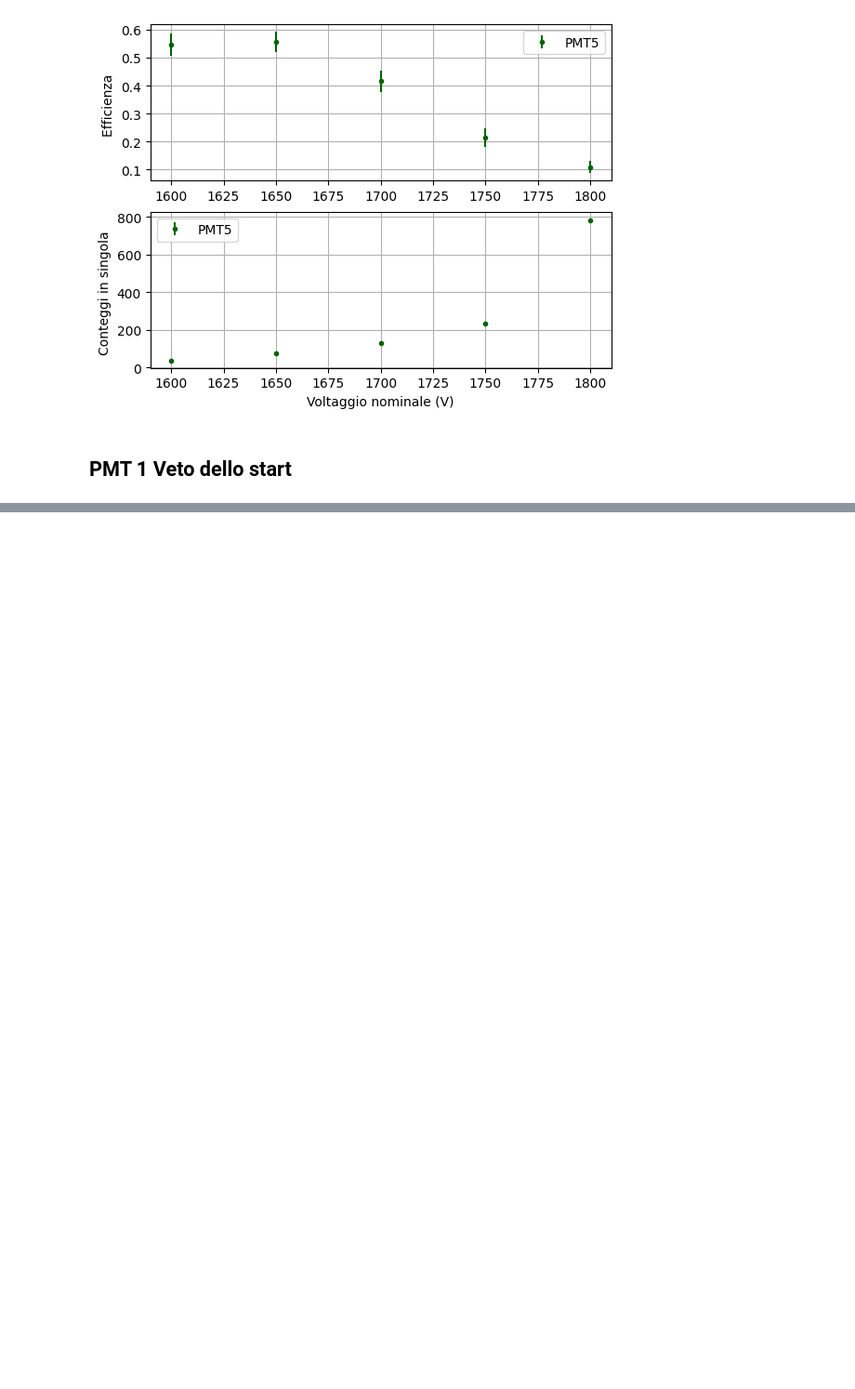
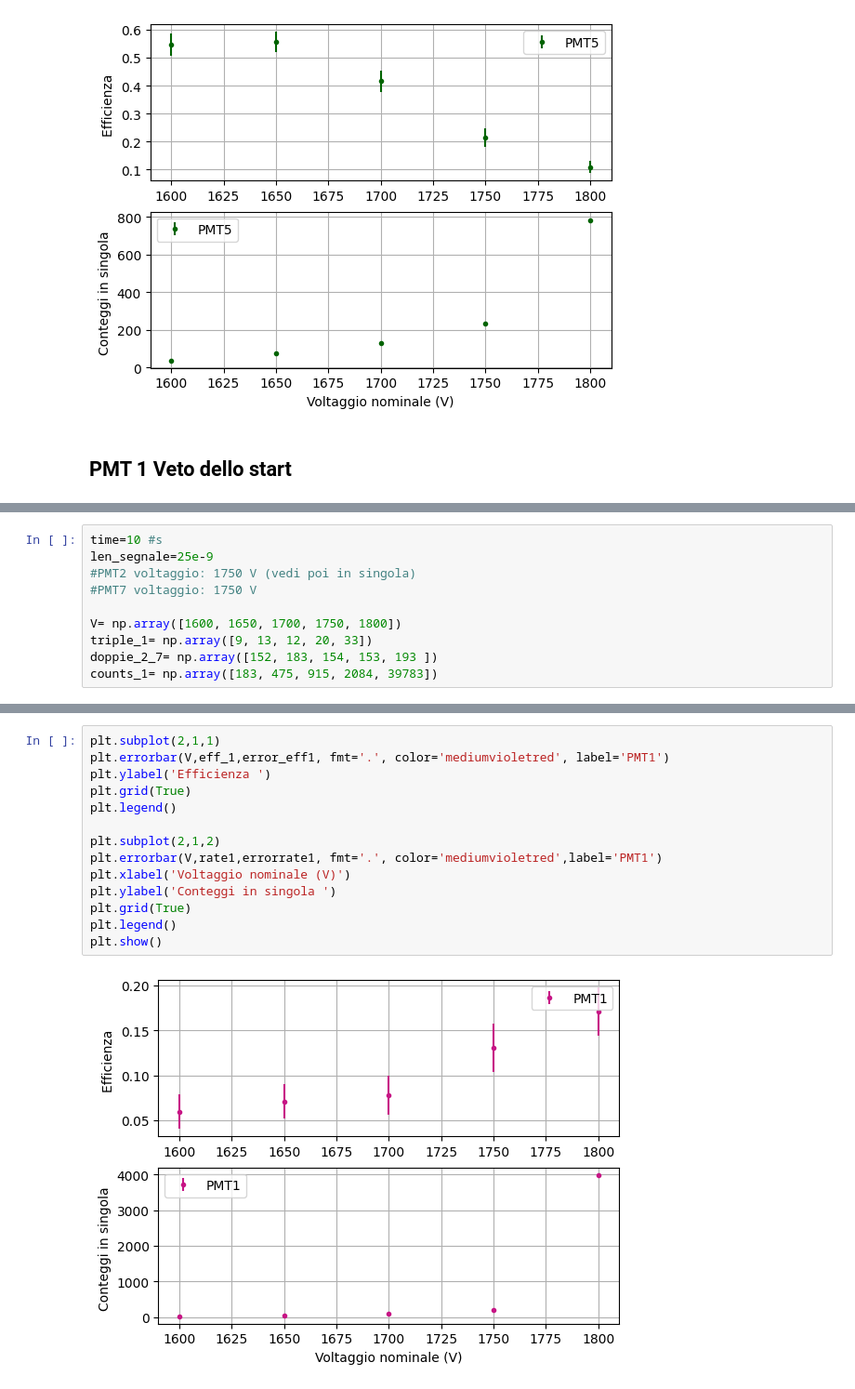
Before and after one commit to JuliaFavaro/Lab-Fund-Int, a Jupyter notebook: MuLife/Calcoli_veloci.ipynb, the cells around one changed output, grey strips where cells are left out. Shown at 93% size. Cells and saved outputs as stored; diff of their text form; blank space fills up the shorter version.

```diff
--- a/MuLife/Calcoli_veloci.ipynb
+++ b/MuLife/Calcoli_veloci.ipynb
@@ -450,0 +429,10 @@ plt.show()
+# %%
+time=10 #s
+len_segnale=25e-9
+#PMT2 voltaggio: 1750 V (vedi poi in singola)
+#PMT7 voltaggio: 1750 V
+
+V= np.array([1600, 1650, 1700, 1750, 1800])
+triple_1= np.array([9, 13, 12, 20, 33])
+doppie_2_7= np.array([152, 183, 154, 153, 193 ])
+counts_1= np.array([183, 475, 915, 2084, 39783])
@@ -450,0 +453,16 @@ plt.show()
+# %%
+plt.subplot(2,1,1)
+plt.errorbar(V,eff_1,error_eff1, fmt='.', color='mediumvioletred', label='PMT1')
+plt.ylabel('Efficienza ')
+plt.grid(True)
+plt.legend()
+
+plt.subplot(2,1,2)
+plt.errorbar(V,rate1,errorrate1, fmt='.', color='mediumvioletred',label='PMT1')
+plt.xlabel('Voltaggio nominale (V)')
+plt.ylabel('Conteggi in singola ')
+plt.grid(True)
+plt.legend()
+plt.show()
+# %% [output]
+[figure, added]
```
Also changed, not shown: parts of 5 cells of this notebook, 6 other files.
